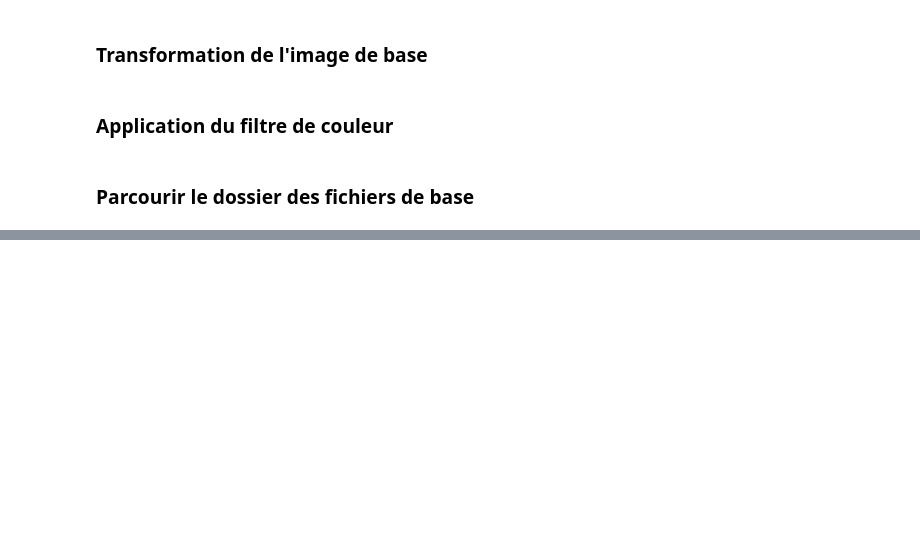
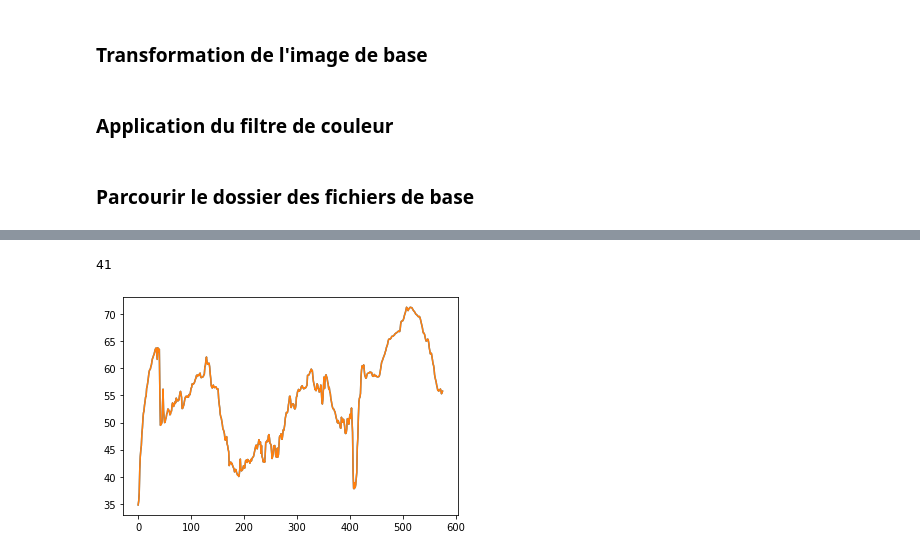
Before and after one commit to EpicKiwi/projet-datascience, a Jupyter notebook: notebooks/coloring.ipynb, the cells around one changed output, grey strips where cells are left out. Saved outputs shown, nothing was run; the diff lists cells and outputs as text; code cells hidden in the pictures; blank space fills up the shorter version.

```diff
--- a/notebooks/coloring.ipynb
+++ b/notebooks/coloring.ipynb
@@ -80,0 +112,34 @@ FileNotFoundError: [Errno 2] No such file or directory: './input'
+# %%
+def browseArray(imgHue):
+    for idx, value in enumerate(imgHue):
+        if idx != 0 or idx < imgHue.lenght/2:
+            diff = abs(value - imgHue[idx-1])
+            return {'diff':diff, 'idx':idx}
+
+
+def determineLimite(redChannel):
+    highestDiff = 0
+    diffIndex = 0
+    medianTreshhold = 20
+    meanTreshold = 20
+
+    pixelMedian = np.median(redChannel, axis=1)
+    result = browseArray(pixelMedian)
+    if result['diff'] > highestDiff:
+        highestDiff = result['diff']
+        diffIndex = result['idx']
+
+
+    if highestDiff < meanianTreshhold:
+        highestDiff, diffIndex = 0
+        pixelMeans = np.mean(redChannel, axis=1)
+        result = browseArray(pixelMedian)
+        if result['diff'] > highestDiff:
+            highestDiff = result['diff']
+            diffIndex = result['idx']
+
+    #if highestDiff < meanTreshold:
+
+
+    print('std/L ' + str(pixelMeans))
+    return diffIndex
@@ -80,0 +309,10 @@ FileNotFoundError: [Errno 2] No such file or directory: './input'
+# %%
+img = cv2.cvtColor(cv2.imread(os.path.join('./output/pink/000000000009_rotated_pink.jpg')), cv2.COLOR_BGR2HSV)
+imgHue = img[:,:,0]
+
+hist = np.sum(imgHue, axis = 1)
+plt.plot(np.std(imgHue, axis=1))
+determineLimite(imgHue)
+# %% [output]
+41
+[figure, added]
```
Also changed, not shown: parts of 6 cells of this notebook.
